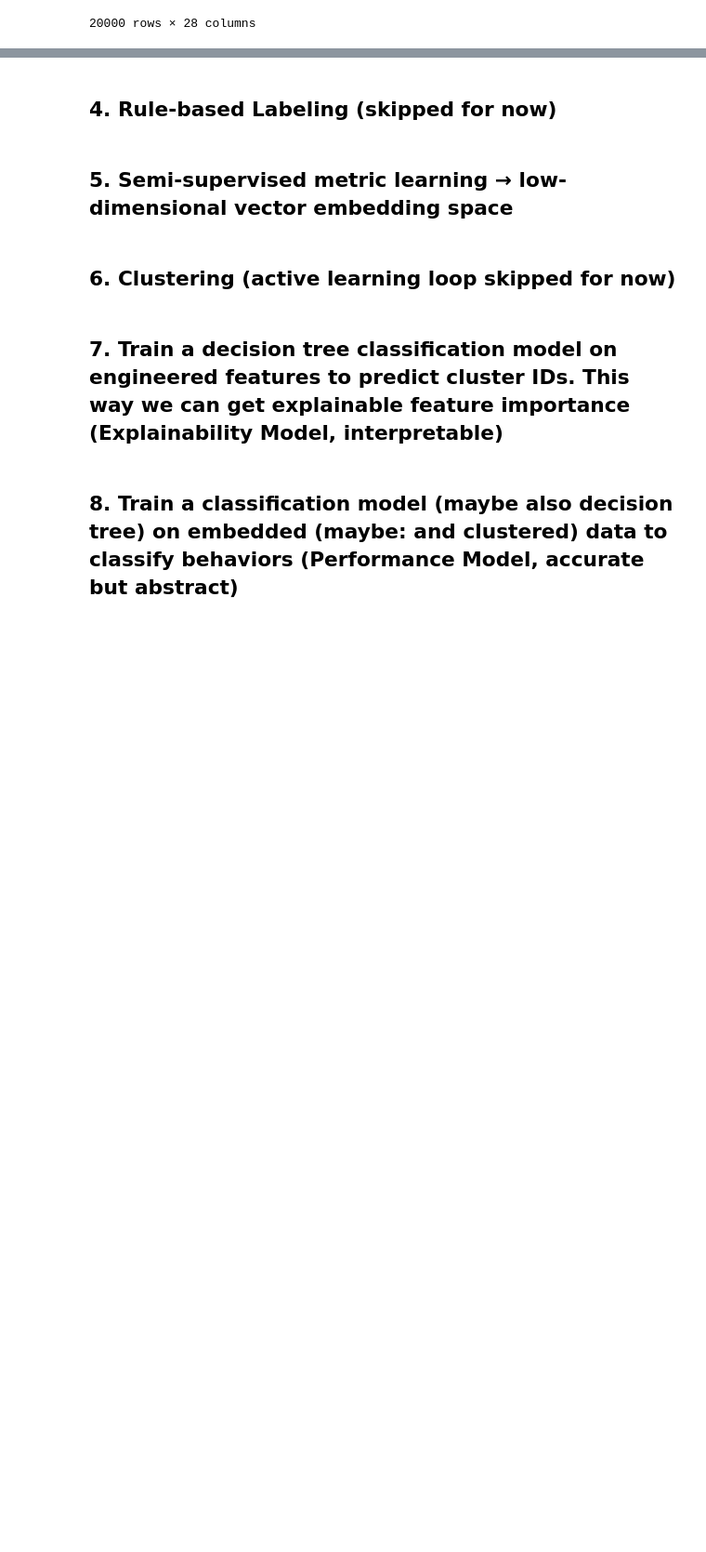
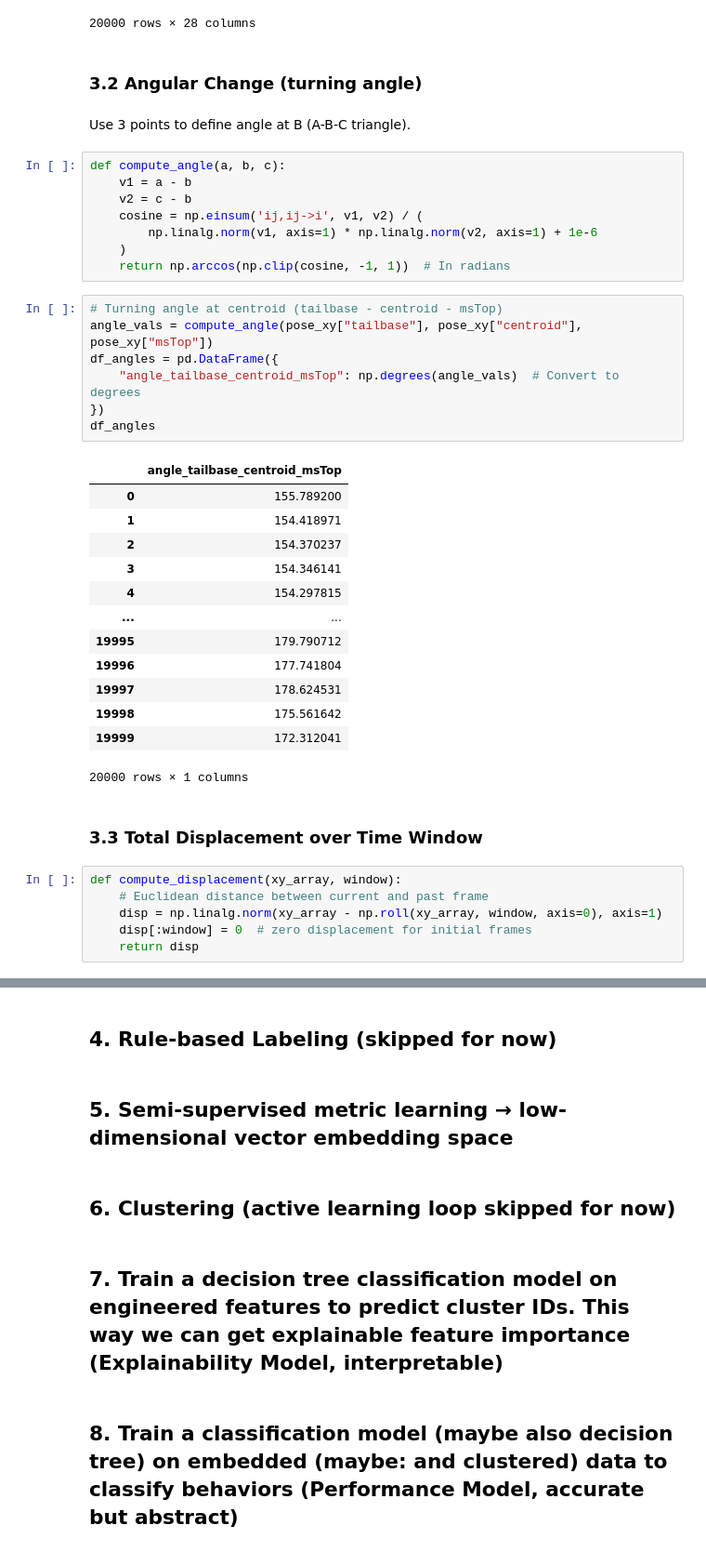
Before and after one commit to NingyueZhou/BehavClass, a Jupyter notebook: code/classification.ipynb, the cells around one changed output, grey strips where cells are left out. Shown at 93% size. Saved outputs shown, nothing was run; the diff lists cells and outputs as text; blank space fills up the shorter version.

Commit message:
feature angular change and displacement

```diff
--- a/code/classification.ipynb
+++ b/code/classification.ipynb
@@ -302,3 +303,44 @@ df_distances
 | 19998 | 109.734464 | 106.992409 | 119.855866 | 148.677283 | ... |
 | 19999 | 107.275917 | 104.885945 | 118.212079 | 147.604475 | ... |
 20000 rows × 28 columns
+# %% [markdown]
+### 3.2 Angular Change (turning angle)
+# %% [markdown]
+Use 3 points to define angle at B (A-B-C triangle).
+# %%
+def compute_angle(a, b, c):
+    v1 = a - b
+    v2 = c - b
+    cosine = np.einsum('ij,ij->i', v1, v2) / (
+        np.linalg.norm(v1, axis=1) * np.linalg.norm(v2, axis=1) + 1e-6
+    )
+    return np.arccos(np.clip(cosine, -1, 1))  # In radians
+# %%
+# Turning angle at centroid (tailbase - centroid - msTop)
+angle_vals = compute_angle(pose_xy["tailbase"], pose_xy["centroid"], pose_xy["msTop"])
+df_angles = pd.DataFrame({
+    "angle_tailbase_centroid_msTop": np.degrees(angle_vals)  # Convert to degrees
+})
+df_angles
+# %% [output]
+|  | angle_tailbase_centroid_msTop |
+| 0 | 155.789200 |
+| 1 | 154.418971 |
+| 2 | 154.370237 |
+| 3 | 154.346141 |
+| 4 | 154.297815 |
+| ... | ... |
+| 19995 | 179.790712 |
+| 19996 | 177.741804 |
+| 19997 | 178.624531 |
+| 19998 | 175.561642 |
+| 19999 | 172.312041 |
+20000 rows × 1 columns
+# %% [markdown]
+### 3.3 Total Displacement over Time Window
+# %%
+def compute_displacement(xy_array, window):
+    # Euclidean distance between current and past frame
+    disp = np.linalg.norm(xy_array - np.roll(xy_array, window, axis=0), axis=1)
+    disp[:window] = 0  # zero displacement for initial frames
+    return disp
```
Also changed, not shown: parts of 5 cells of this notebook.
